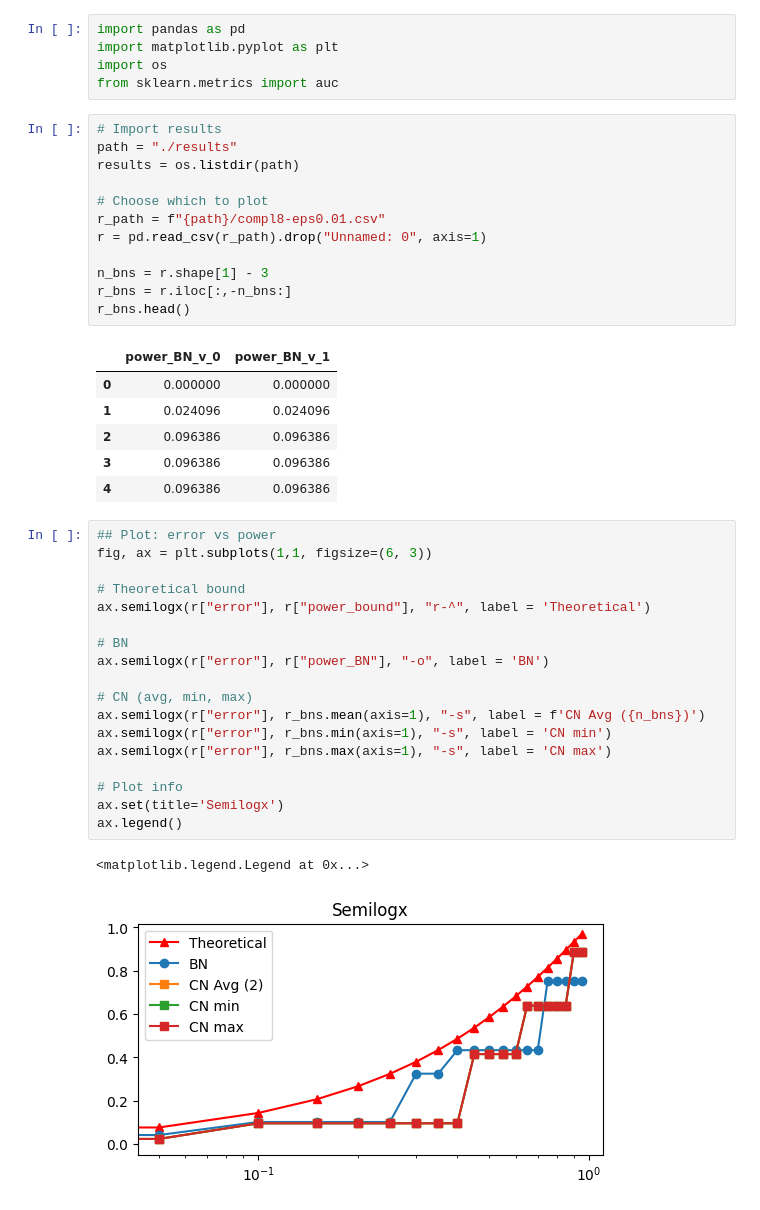
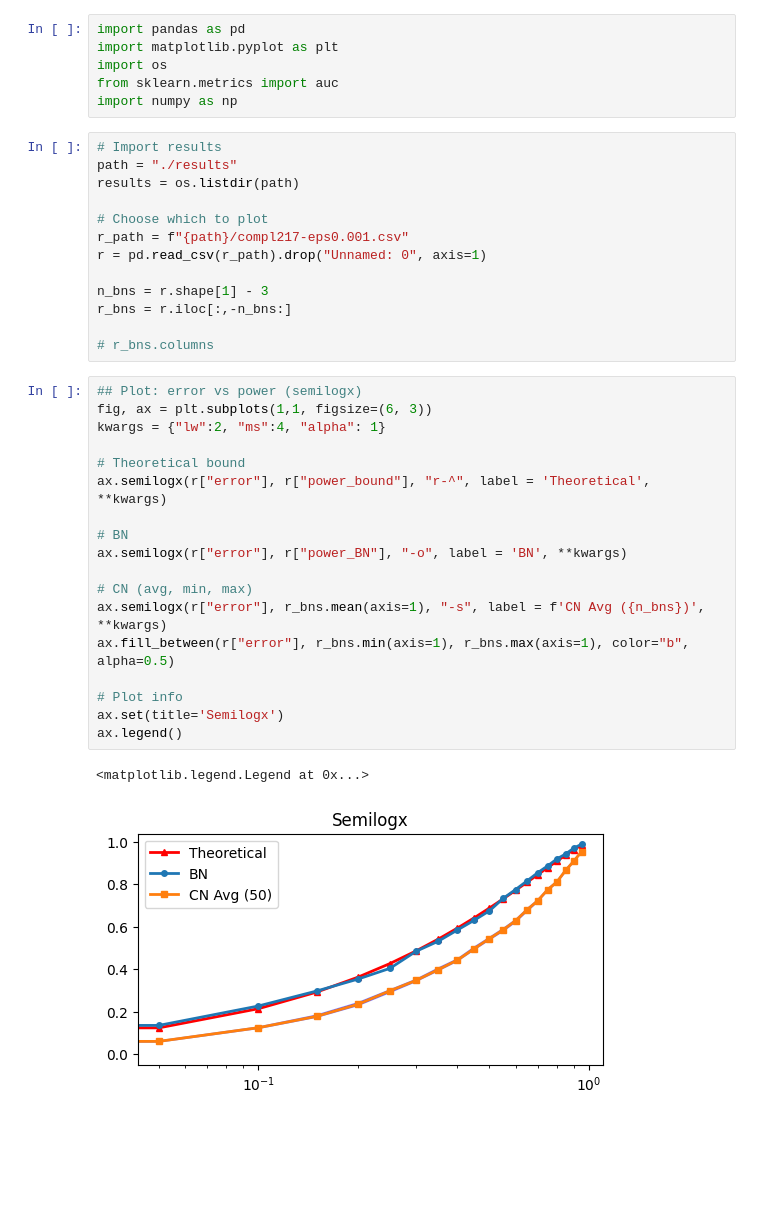
Before and after one commit to Niccolo-Rocchi/BN-Privacy, a Jupyter notebook: Plot_results.ipynb, the cells around one changed output. Drawn from its saved outputs; the diff is of its cells as text; blank space fills up the shorter version.

```diff
--- a/Plot_results.ipynb
+++ b/Plot_results.ipynb
@@ -3,43 +3,38 @@ import pandas as pd
 import matplotlib.pyplot as plt
 import os
 from sklearn.metrics import auc
+import numpy as np
 # %%
 # Import results
 path = "./results"
 results = os.listdir(path)
 
 # Choose which to plot
-r_path = f"{path}/compl8-eps0.01.csv"
+r_path = f"{path}/compl217-eps0.001.csv"
 r = pd.read_csv(r_path).drop("Unnamed: 0", axis=1)
 
 n_bns = r.shape[1] - 3
 r_bns = r.iloc[:,-n_bns:]
-r_bns.head()
+
+# r_bns.columns
-# %% [output]
-|  | power_BN_v_0 | power_BN_v_1 |
-| 0 | 0.000000 | 0.000000 |
-| 1 | 0.024096 | 0.024096 |
-| 2 | 0.096386 | 0.096386 |
-| 3 | 0.096386 | 0.096386 |
-| 4 | 0.096386 | 0.096386 |
 # %%
-## Plot: error vs power
+## Plot: error vs power (semilogx)
 fig, ax = plt.subplots(1,1, figsize=(6, 3))
+kwargs = {"lw":2, "ms":4, "alpha": 1}
 
 # Theoretical bound
-ax.semilogx(r["error"], r["power_bound"], "r-^", label = 'Theoretical')
+ax.semilogx(r["error"], r["power_bound"], "r-^", label = 'Theoretical', **kwargs)
 
 # BN
-ax.semilogx(r["error"], r["power_BN"], "-o", label = 'BN')
+ax.semilogx(r["error"], r["power_BN"], "-o", label = 'BN', **kwargs)
 
 # CN (avg, min, max)
-ax.semilogx(r["error"], r_bns.mean(axis=1), "-s", label = f'CN Avg ({n_bns})')
-ax.semilogx(r["error"], r_bns.min(axis=1), "-s", label = 'CN min')
-ax.semilogx(r["error"], r_bns.max(axis=1), "-s", label = 'CN max')
+ax.semilogx(r["error"], r_bns.mean(axis=1), "-s", label = f'CN Avg ({n_bns})', **kwargs)
+ax.fill_between(r["error"], r_bns.min(axis=1), r_bns.max(axis=1), color="b", alpha=0.5)
 
 # Plot info
 ax.set(title='Semilogx')
 ax.legend()
 # %% [output]
 <matplotlib.legend.Legend at 0x...>
-[figure, old version]
+[figure, new version]
```
Also changed, not shown: parts of 2 cells of this notebook, 2 other files.
